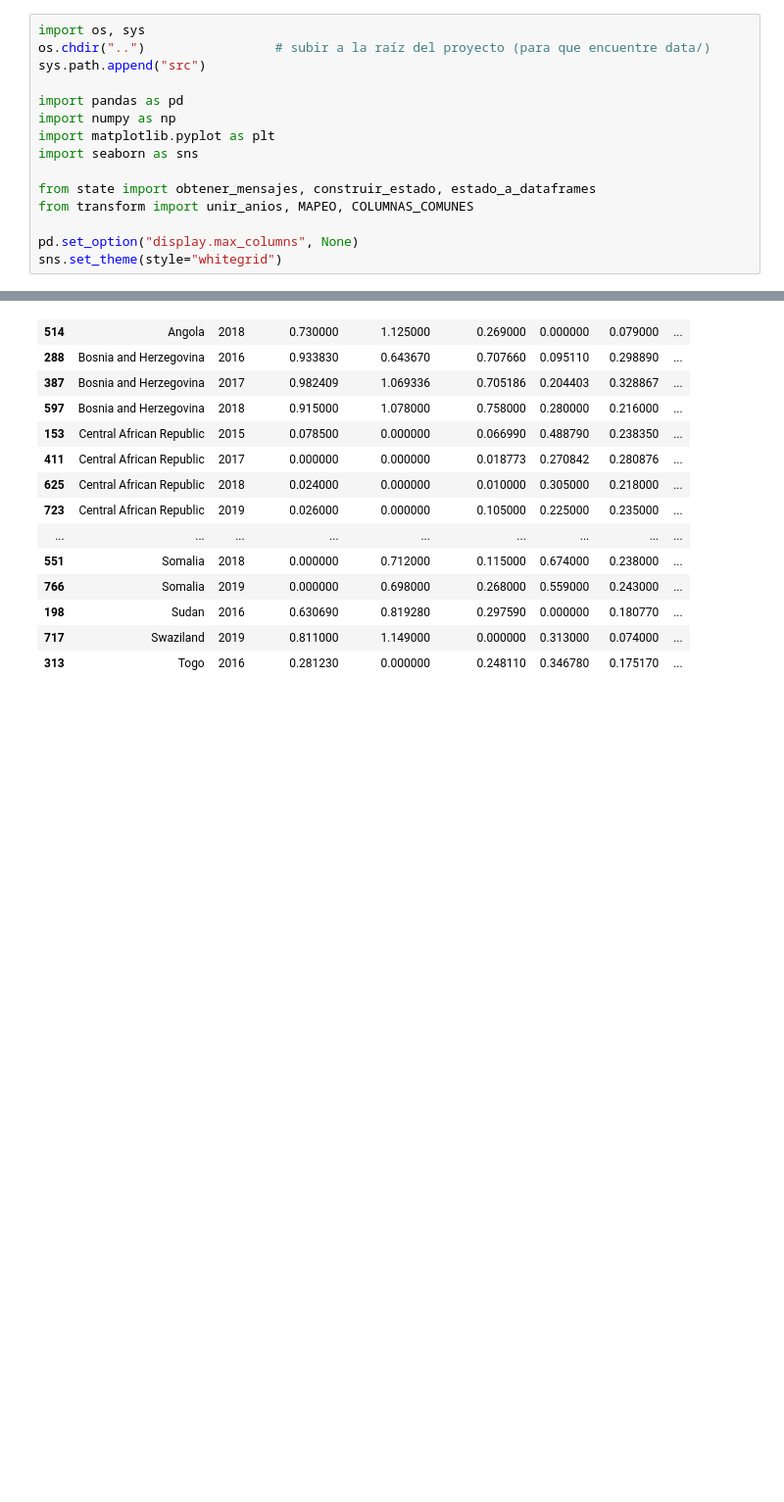
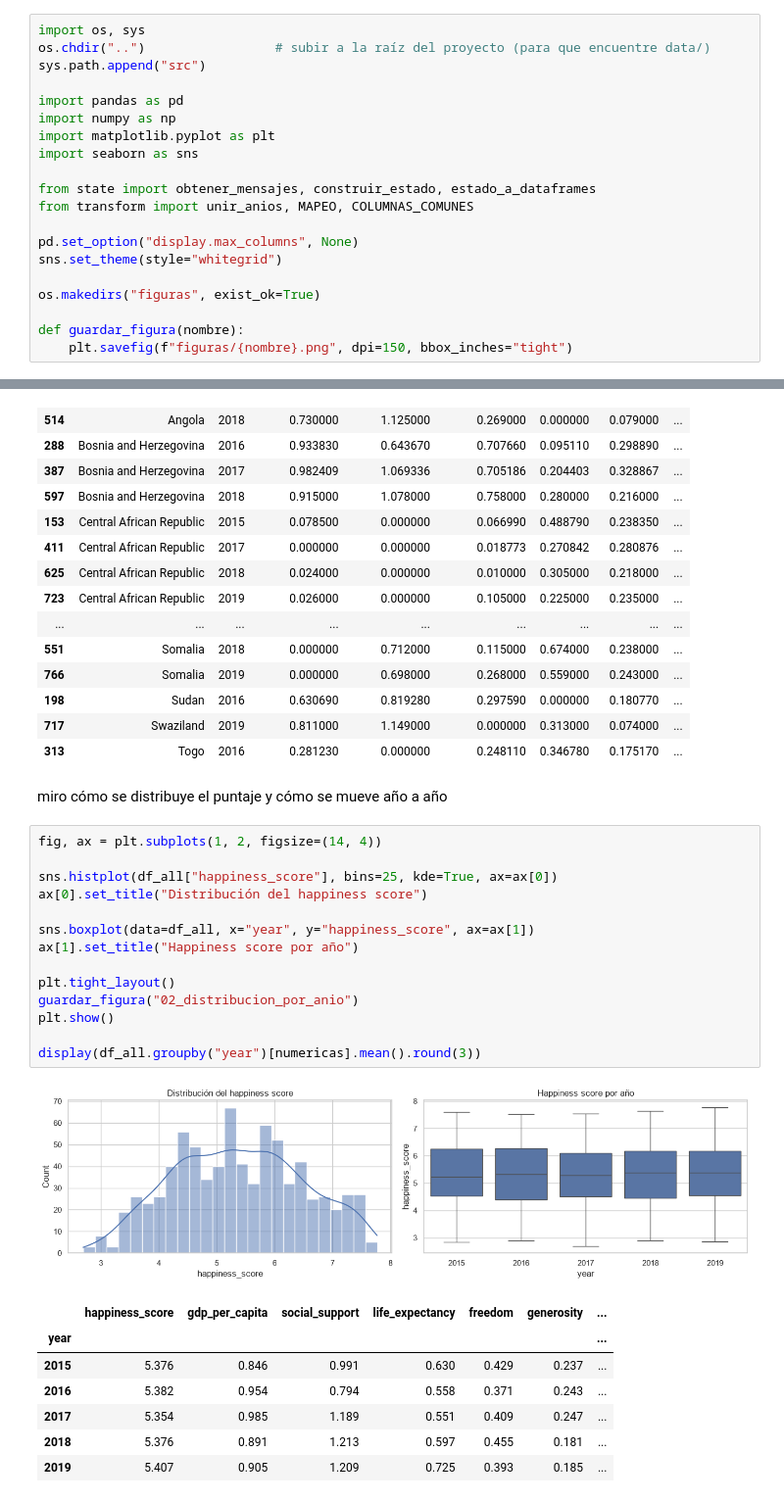
Before and after one commit to LauMarinAlvis/Etl-kafka-ml-workshop, a Jupyter notebook: notebooks/eda_modelo.ipynb, the cells around one changed output, grey strips where cells are left out. Shown at 98% size. Saved outputs shown, nothing was run; the diff lists cells and outputs as text; blank space fills up the shorter version.

```diff
--- a/notebooks/eda_modelo.ipynb
+++ b/notebooks/eda_modelo.ipynb
@@ -13,6 +13,11 @@ from transform import unir_anios, MAPEO, COLUMNAS_COMUNES
 
 pd.set_option("display.max_columns", None)
 sns.set_theme(style="whitegrid")
+
+os.makedirs("figuras", exist_ok=True)
+
+def guardar_figura(nombre):
+    plt.savefig(f"figuras/{nombre}.png", dpi=150, bbox_inches="tight")
 # %% [markdown]
 cargo el estado se usa la copia local, sin volver a Kafka
 # %%
@@ -306,3 +366,28 @@ dtype: int64
 | 198 | Sudan | 2016 | 0.630690 | 0.819280 | 0.297590 | 0.000000 | 0.180770 | ... |
 | 717 | Swaziland | 2019 | 0.811000 | 1.149000 | 0.000000 | 0.313000 | 0.074000 | ... |
 | 313 | Togo | 2016 | 0.281230 | 0.000000 | 0.248110 | 0.346780 | 0.175170 | ... |
+# %% [markdown]
+miro cómo se distribuye el puntaje y cómo se mueve año a año
+# %%
+fig, ax = plt.subplots(1, 2, figsize=(14, 4))
+
+sns.histplot(df_all["happiness_score"], bins=25, kde=True, ax=ax[0])
+ax[0].set_title("Distribución del happiness score")
+
+sns.boxplot(data=df_all, x="year", y="happiness_score", ax=ax[1])
+ax[1].set_title("Happiness score por año")
+
+plt.tight_layout()
+guardar_figura("02_distribucion_por_anio")
+plt.show()
+
+display(df_all.groupby("year")[numericas].mean().round(3))
+# %% [output]
+[figure, added]
+|  | happiness_score | gdp_per_capita | social_support | life_expectancy | freedom | generosity | ... |
+| year |  |  |  |  |  |  | ... |
+| 2015 | 5.376 | 0.846 | 0.991 | 0.630 | 0.429 | 0.237 | ... |
+| 2016 | 5.382 | 0.954 | 0.794 | 0.558 | 0.371 | 0.243 | ... |
+| 2017 | 5.354 | 0.985 | 1.189 | 0.551 | 0.409 | 0.247 | ... |
+| 2018 | 5.376 | 0.891 | 1.213 | 0.597 | 0.455 | 0.181 | ... |
+| 2019 | 5.407 | 0.905 | 1.209 | 0.725 | 0.393 | 0.185 | ... |
```
Also changed, not shown: parts of 61 cells of this notebook, 17 other files.
